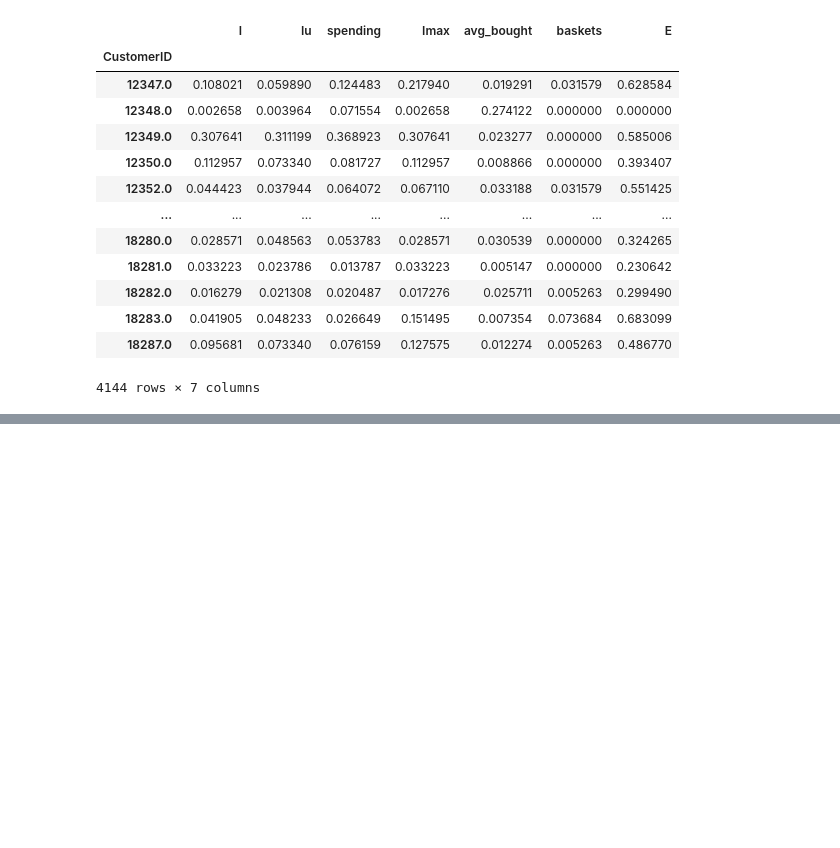
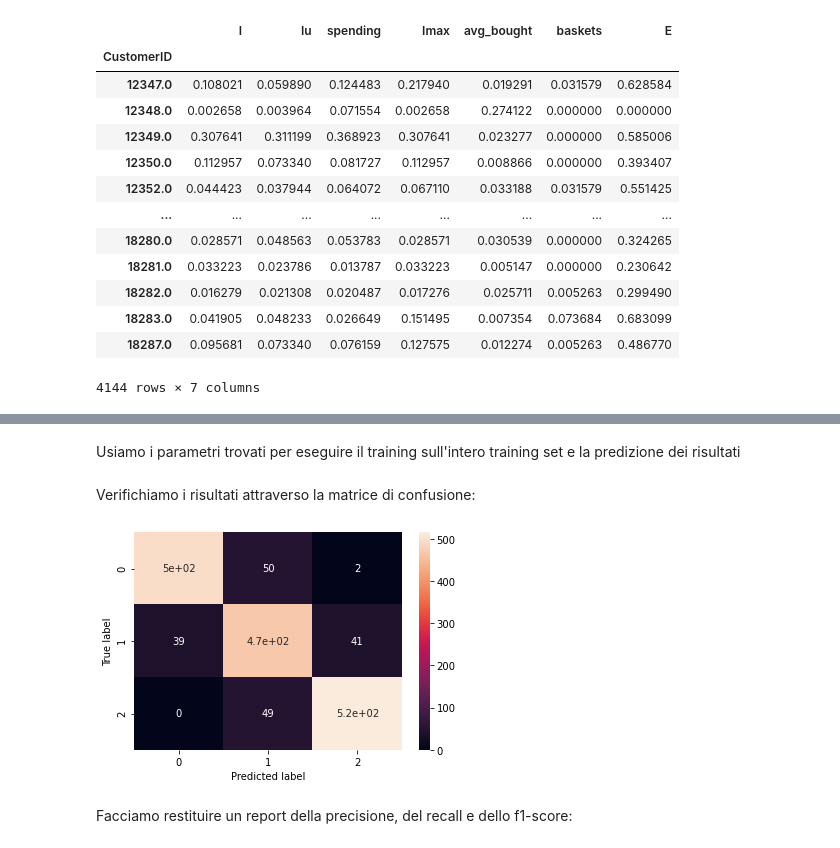
Before and after one commit to matteo-Donofrio-unipi/DM-Project, a Jupyter notebook: src/DM_02_TASK3/classification.ipynb, the cells around one changed output, grey strips where cells are left out. Cells and saved outputs as stored; diff of their text form; code cells hidden in the pictures; blank space fills up the shorter version.

```diff
--- a/src/DM_02_TASK3/classification.ipynb
+++ b/src/DM_02_TASK3/classification.ipynb
@@ -31,0 +83,13 @@ df
+# %%
+from sklearn.model_selection import GridSearchCV
+
+def grid_search(X, y, grid_params, model, jobs = 1):
+    gs = GridSearchCV(
+        model,
+        grid_params,
+        verbose = 1,
+        cv = 3,
+        n_jobs = 1
+    )
+    gs_result = gs.fit(X, y)
+    return gs_result.best_score_, gs_result.best_estimator_, gs_result.best_params_
@@ -31,0 +98,7 @@ df
+# %%
+from sklearn.metrics import confusion_matrix
+
+def plot_confusion_matrix(y_true, y_pred):
+    conf = confusion_matrix(y_true, y_pred)
+    ax = sn.heatmap(conf, annot=True)
+    ax.set(xlabel = "Predicted label", ylabel = "True label")
@@ -31,0 +109,19 @@ df
+# %%
+from sklearn.neighbors import KNeighborsClassifier
+
+grid_params = {
+    "n_neighbors": list(range(1, 10)),
+    "weights": ["uniform", "distance"],
+    "algorithm": ["ball_tree", "kd_tree", "brute"],
+    "metric": ["euclidean", "manhattan", "minkowski"]
+}
+
+best_score, best_estimator, best_params = grid_search(
+    train_set,
+    train_label,
+    grid_params,
+    KNeighborsClassifier()
+)
+display(best_score)
+display(best_estimator)
+display(best_params)
@@ -31,0 +139,14 @@ df
+# %% [markdown]
+Usiamo i parametri trovati per eseguire il training sull'intero training set e la predizione dei risultati
+# %%
+knn = KNeighborsClassifier(**best_params)
+knn.fit(train_set, train_label)
+pred_label = knn.predict(test_set)
+# %% [markdown]
+Verifichiamo i risultati attraverso la matrice di confusione:
+# %%
+plot_confusion_matrix(test_label, pred_label)
+# %% [output]
+[figure, added]
+# %% [markdown]
+Facciamo restituire un report della precisione, del recall e dello f1-score:
```
Also changed, not shown: parts of 17 cells of this notebook.
